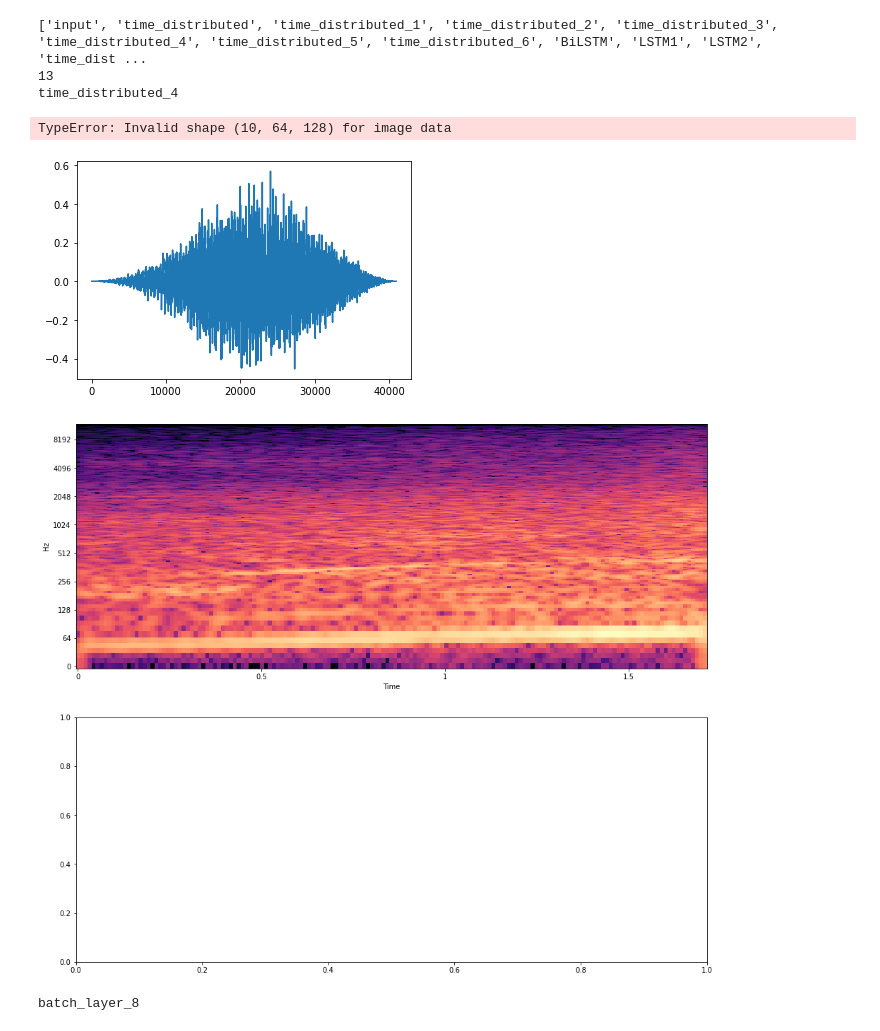
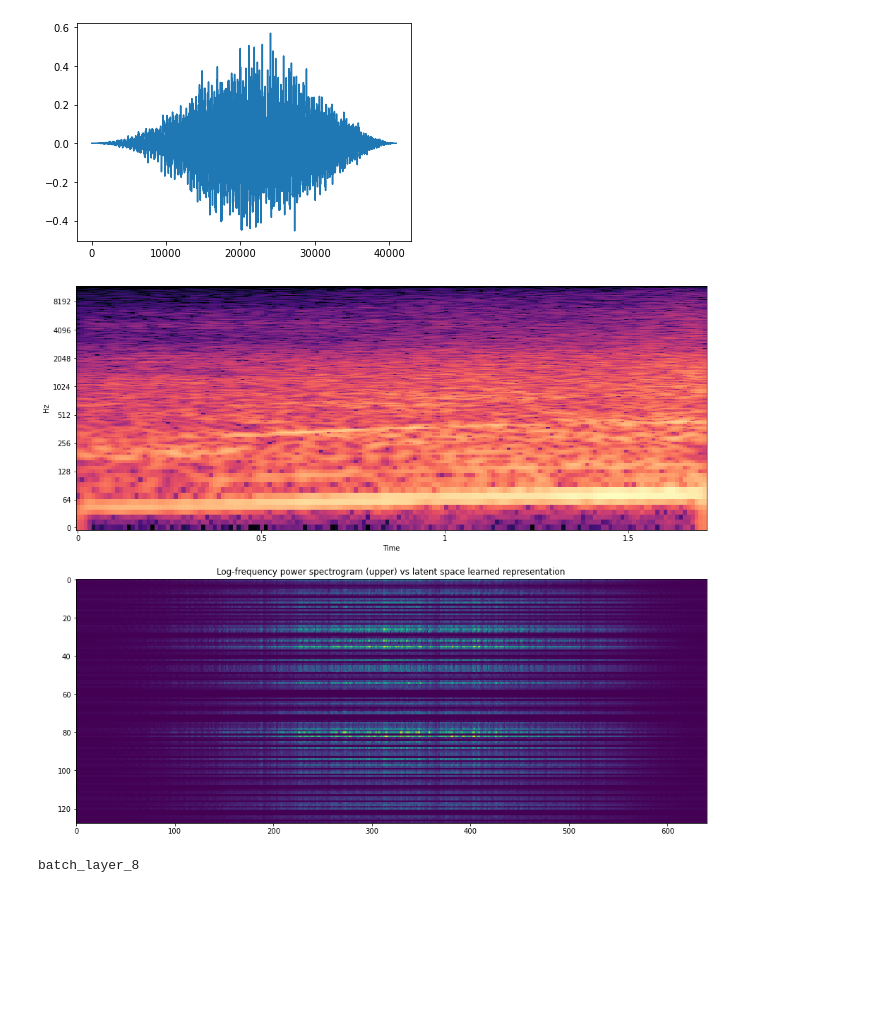
Before and after one commit to arvidfalch/RawAudio_e2e, a Jupyter notebook: visualization_layers.ipynb, the cells around one changed output. Saved outputs shown, nothing was run; the diff lists cells and outputs as text; code cells hidden in the pictures; blank space fills up the shorter version.

```diff
--- a/visualization_layers.ipynb
+++ b/visualization_layers.ipynb
@@ -10,10 +10,10 @@ import pandas as pd
 
 sr = 24000
 # %%
-#model = tf.keras.models.load_model('1d5epochs2classesscraper_new_metrics_binaryc_loss')
-model = Thesis_models.LSTM_backend(10, 4096, 128, 64, n_of_classes=5, frame_level_classification=False, output_dim=64, melspec=True, sr=sr)
+model = tf.keras.models.load_model('Models/1epoch_LSTM_RAe2e_notime_rnns_1000sc')
+#model = Thesis_models.LSTM_backend(10, 4096, 128, 64, n_of_classes=5, frame_level_classification=False, output_dim=64, melspec=True, sr=sr)
 model.summary()
-import librosa
+
 import scipy
 
 #path = '/Users/arvidfalch/repos/Vehicles/Air/Drones/Aircraft_Radio_Controlled_Drone_Start_Engines_Slow_Not_Lifting_Off_Then_Stop_Syma_X5SW_SND29303.wav'
@@ -70,7 +70,8 @@ librosa.display.specshow(D, y_axis='log', sr=sr, hop_length=hop_length,
 
                          x_axis='time', ax=ax[0])
 
-
+cont = np.reshape(cont, (-1, 128))
+cont = np.transpose(cont, (1, 0))
 ax[0] = plt.imshow(cont, cmap ='viridis', interpolation='none', aspect='auto')
 
 ax[1].set(title='Log-frequency power spectrogram (upper) vs latent space learned representation')
@@ -98,9 +98,5 @@ _________________________________________________________________
-['input', 'time_distributed', 'time_distributed_1', 'time_distributed_2', 'time_distributed_3', 'time_distributed_4', 'time_distributed_5', 'time_distributed_6', 'BiLSTM', 'LSTM1', 'LSTM2', 'time_dist ...
-13
-time_distributed_4
-TypeError: Invalid shape (10, 64, 128) for image data
 [figure]
-[figure, old version]
+[figure, new version]
 # %%
 layeridx = 41
 print(layer_names[35])
```
Also changed, not shown: parts of 6 cells of this notebook.
